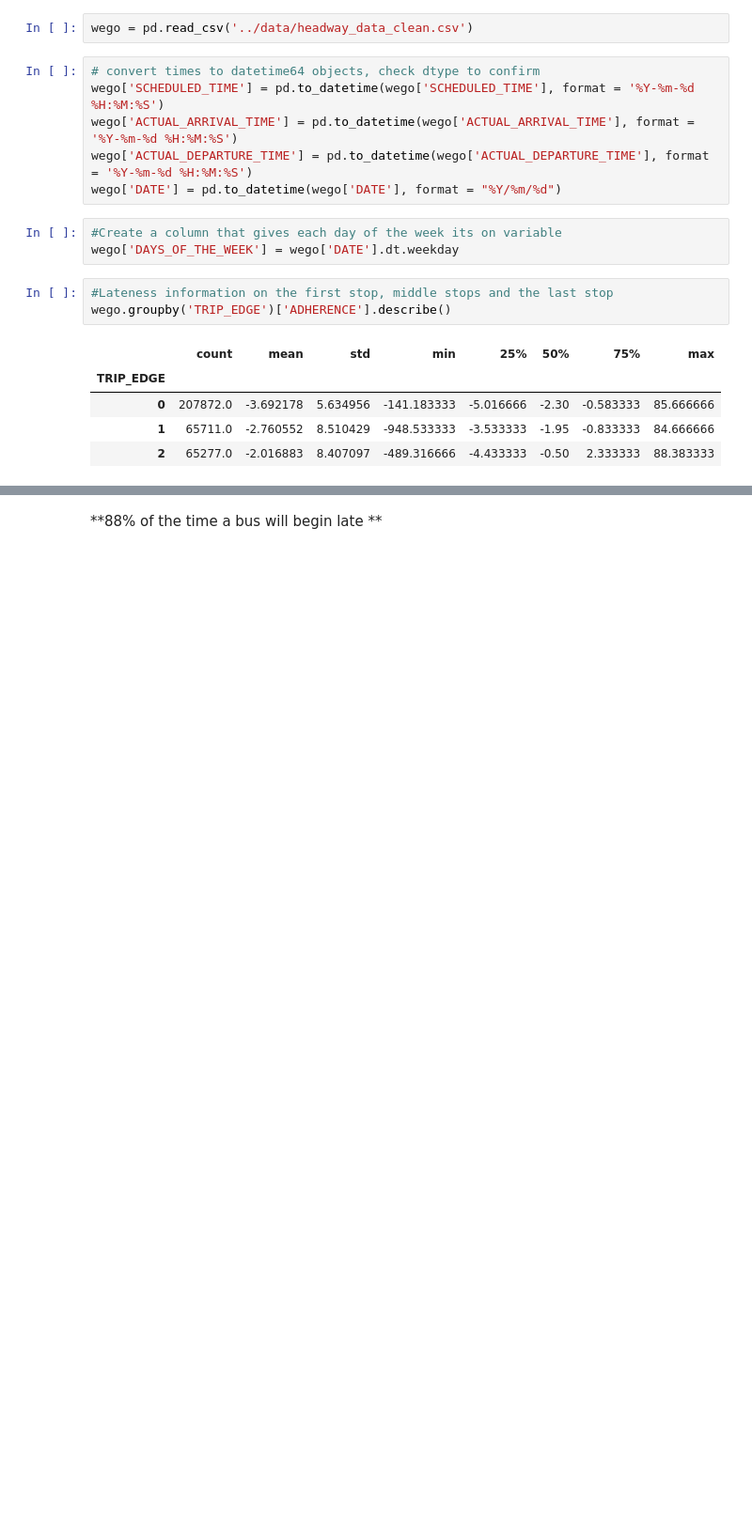
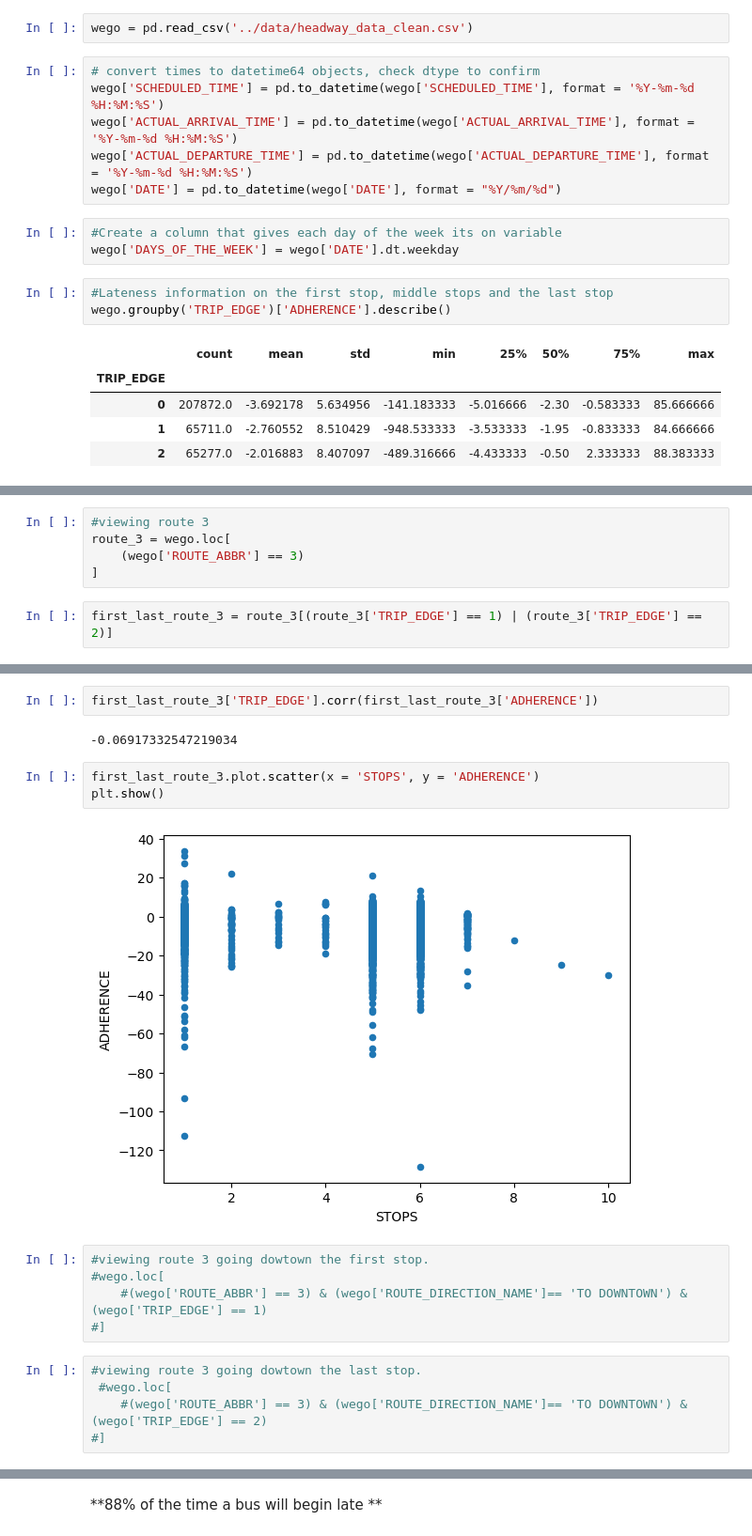
Before and after one commit to kudzuweb/wego-byte-crawlers_wego, a Jupyter notebook: notebooks/KD_wego_question_1_new.ipynb, the cells around one changed output, grey strips where cells are left out. Shown at 94% size. Drawn from its saved outputs; the diff is of its cells as text; blank space fills up the shorter version.

```diff
--- a/notebooks/KD_wego_question_1_new.ipynb
+++ b/notebooks/KD_wego_question_1_new.ipynb
@@ -108,0 +77,7 @@ trip_adherence[trip_adherence['TRIP_EDGE'] == 1].shape
+# %%
+#viewing route 3
+route_3 = wego.loc[
+    (wego['ROUTE_ABBR'] == 3)
+]
+# %%
+first_last_route_3 = route_3[(route_3['TRIP_EDGE'] == 1) | (route_3['TRIP_EDGE'] == 2)]
@@ -109,3 +172,22 @@ trip_adherence[trip_adherence['TRIP_EDGE'] == 1].shape
+# %%
+first_last_route_3['TRIP_EDGE'].corr(first_last_route_3['ADHERENCE'])
+# %% [output]
+-0.06917332547219034
+# %%
+first_last_route_3.plot.scatter(x = 'STOPS', y = 'ADHERENCE')
+plt.show()
+# %% [output]
+[figure, added]
+# %%
+#viewing route 3 going dowtown the first stop.
+#wego.loc[
+    #(wego['ROUTE_ABBR'] == 3) & (wego['ROUTE_DIRECTION_NAME']== 'TO DOWNTOWN') & (wego['TRIP_EDGE'] == 1)
+#]
+# %%
+#viewing route 3 going dowtown the last stop.
+ #wego.loc[
+    #(wego['ROUTE_ABBR'] == 3) & (wego['ROUTE_DIRECTION_NAME']== 'TO DOWNTOWN') & (wego['TRIP_EDGE'] == 2)
+#]
 # %%
 #How often a bus route will begin late
 59602/67415
```
Also changed, not shown: parts of 29 cells of this notebook.
